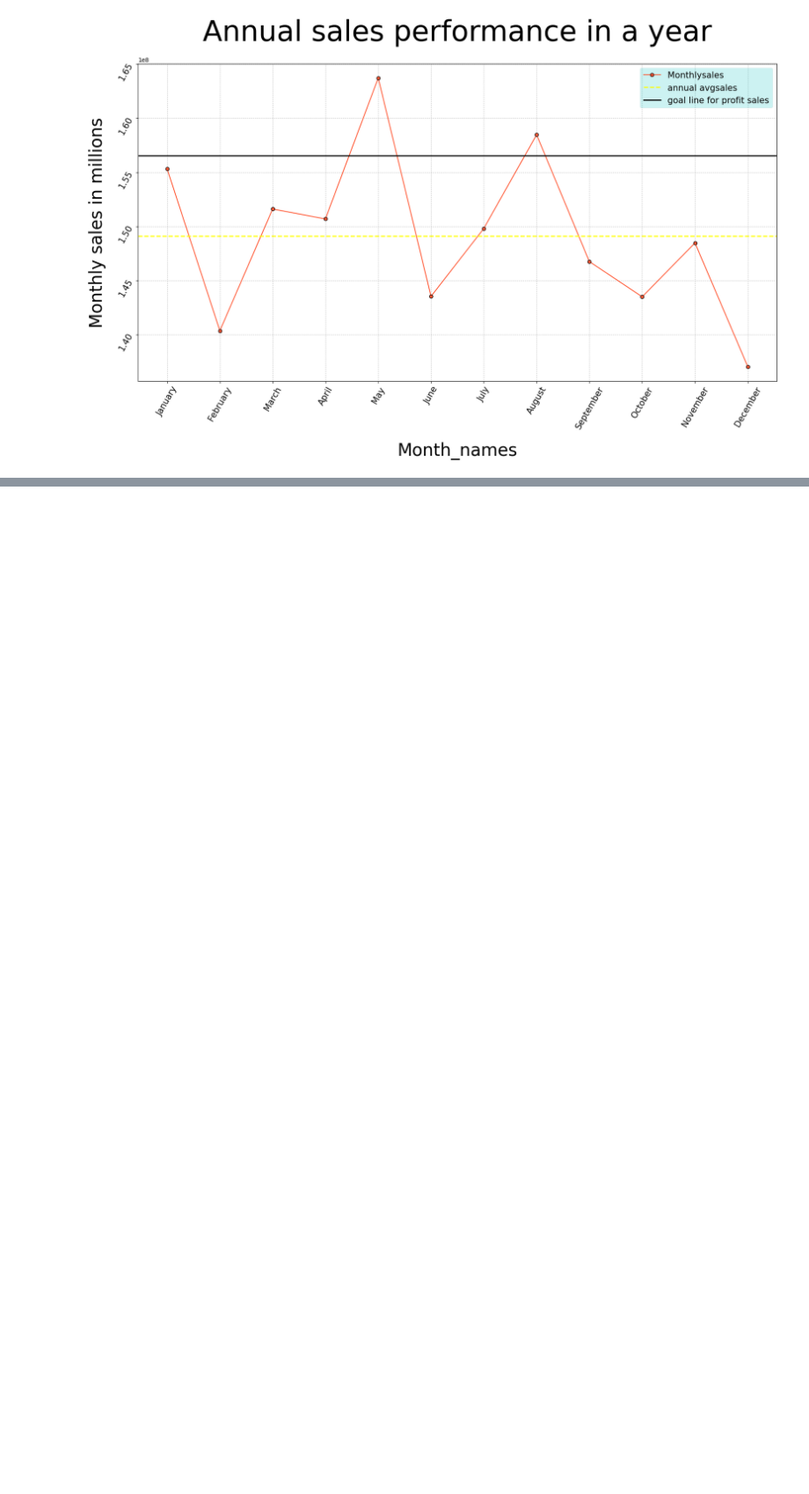
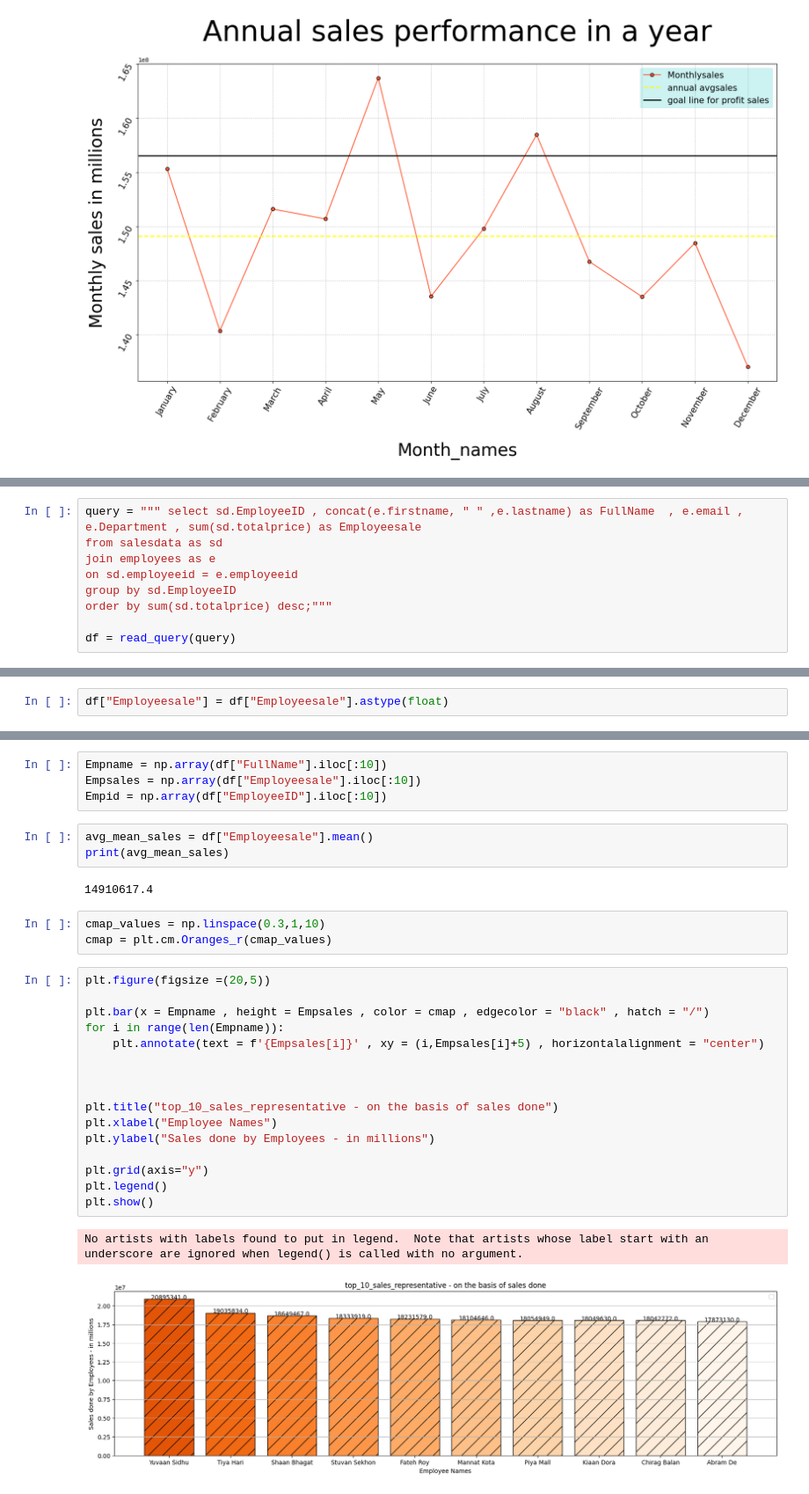
Before and after one commit to Anikaitmalik/Swift_market_data_analysis, a Jupyter notebook: swiftmarket.ipynb, the cells around one changed output, grey strips where cells are left out. Shown at 88% size. Drawn from its saved outputs; the diff is of its cells as text; blank space fills up the shorter version.

```diff
--- a/swiftmarket.ipynb
+++ b/swiftmarket.ipynb
@@ -300,0 +375,9 @@ plt.grid(axis='both',ls='dotted',lw=1)
+# %%
+query = """ select sd.EmployeeID , concat(e.firstname, " " ,e.lastname) as FullName  , e.email , e.Department , sum(sd.totalprice) as Employeesale
+from salesdata as sd
+join employees as e
+on sd.employeeid = e.employeeid
+group by sd.EmployeeID
+order by sum(sd.totalprice) desc;"""
+
+df = read_query(query)
@@ -300,0 +417,2 @@ plt.grid(axis='both',ls='dotted',lw=1)
+# %%
+df["Employeesale"] = df["Employeesale"].astype(float)
@@ -300,0 +434,31 @@ plt.grid(axis='both',ls='dotted',lw=1)
+# %%
+Empname = np.array(df["FullName"].iloc[:10])
+Empsales = np.array(df["Employeesale"].iloc[:10])
+Empid = np.array(df["EmployeeID"].iloc[:10])
+# %%
+avg_mean_sales = df["Employeesale"].mean()
+print(avg_mean_sales)
+# %% [output]
+14910617.4
+# %%
+cmap_values = np.linspace(0.3,1,10)
+cmap = plt.cm.Oranges_r(cmap_values)
+# %%
+plt.figure(figsize =(20,5))
+
+plt.bar(x = Empname , height = Empsales , color = cmap , edgecolor = "black" , hatch = "/")
+for i in range(len(Empname)):
+    plt.annotate(text = f'{Empsales[i]}' , xy = (i,Empsales[i]+5) , horizontalalignment = "center")
+
+
+
+plt.title("top_10_sales_representative - on the basis of sales done")
+plt.xlabel("Employee Names")
+plt.ylabel("Sales done by Employees - in millions")
+
+plt.grid(axis="y")
+plt.legend()
+plt.show()
+# %% [output]
+No artists with labels found to put in legend.  Note that artists whose label start with an underscore are ignored when legend() is called with no argument.
+[figure, added]
```
Also changed, not shown: parts of 28 cells of this notebook.
